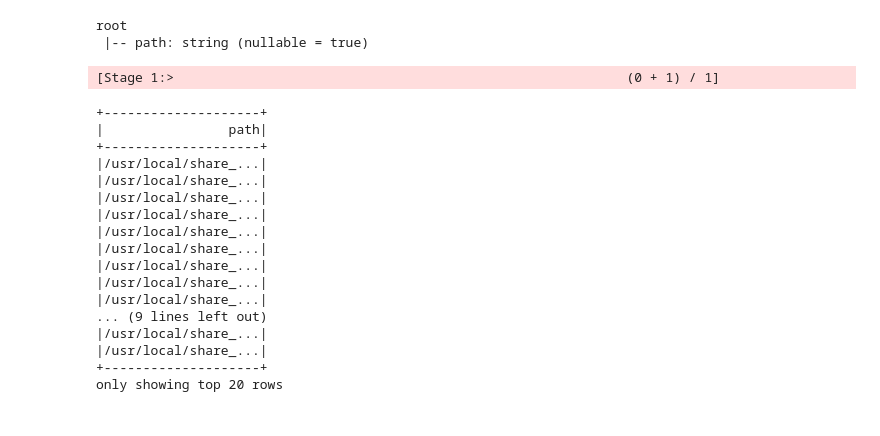
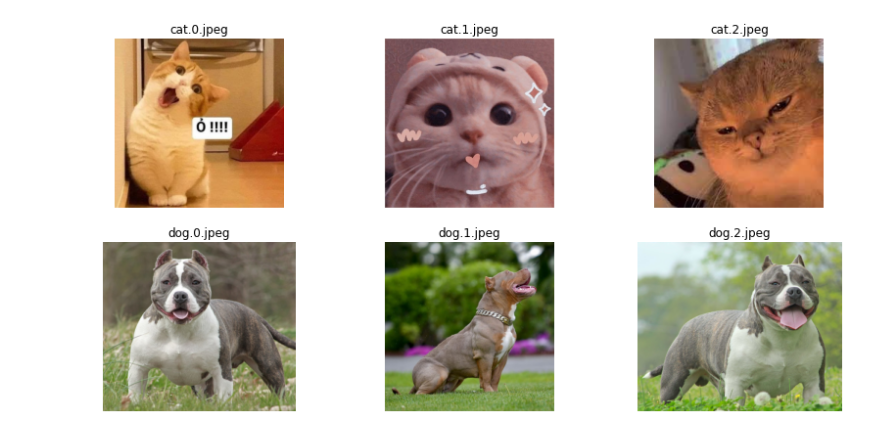
Before and after one commit to dnguyenngoc/lab-spark, a Jupyter notebook: share_storages/lab/Distributed ML model with Pandas UDFs.ipynb, the cells around one changed output. Saved outputs shown, nothing was run; the diff lists cells and outputs as text; code cells hidden in the pictures.

```diff
--- a/share_storages/lab/Distributed ML model with Pandas UDFs.ipynb
+++ b/share_storages/lab/Distributed ML model with Pandas UDFs.ipynb
@@ -41,25 +42,0 @@ sc
-# %%
-sdf = ss.createDataFrame(df)
-sdf.printSchema()
-sdf.show()
-# %% [output]
-root
- |-- path: string (nullable = true)
-[Stage 1:>                                                          (0 + 1) / 1]
-+--------------------+
-|                path|
-+--------------------+
-|/usr/local/share_...|
-|/usr/local/share_...|
-|/usr/local/share_...|
-|/usr/local/share_...|
-|/usr/local/share_...|
-|/usr/local/share_...|
-|/usr/local/share_...|
-|/usr/local/share_...|
-|/usr/local/share_...|
-... (9 lines left out)
-|/usr/local/share_...|
-|/usr/local/share_...|
-+--------------------+
-only showing top 20 rows
@@ -82,0 +43,13 @@ def keras_model_udf(model_fn):
+# %%
+paths = glob.glob('/usr/local/share_storages/data/image/dog-cat/*.jpeg')
+rows = 2
+plt.figure(figsize=(14,7))
+for num, x in enumerate(paths):
+    image = PIL.Image.open(x)
+    plt.subplot(rows,3, num+1)
+    plt.title(x.split('/')[-1])
+    plt.axis('off')
+    plt.imshow(image)
+plt.show()
+# %% [output]
+[figure, added]
```
Also changed, not shown: parts of 11 cells of this notebook, 15 other files.
